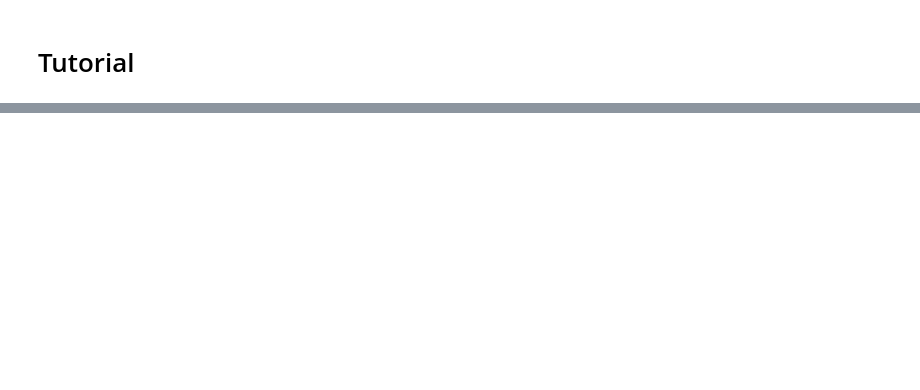
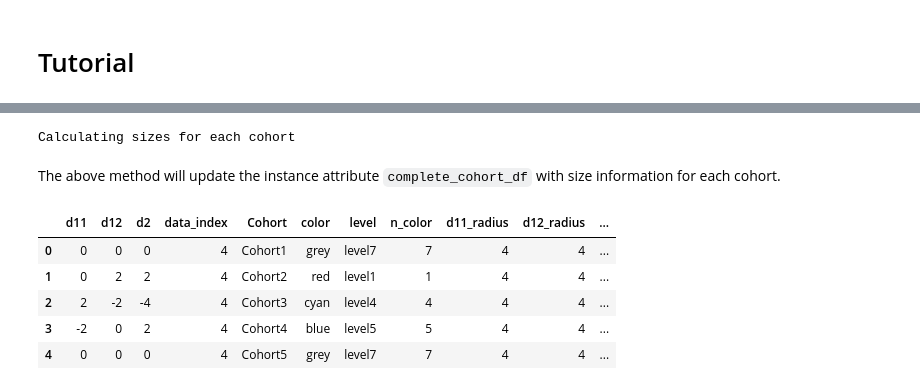
Before and after one commit to mechaprabal/caterpillard, a Jupyter notebook: docs/source/notebooks/tutorial.ipynb, the cells around one changed output, grey strips where cells are left out. Cells and saved outputs as stored; diff of their text form; code cells hidden in the pictures; blank space fills up the shorter version.

```diff
--- a/docs/source/notebooks/tutorial.ipynb
+++ b/docs/source/notebooks/tutorial.ipynb
@@ -25,0 +144,15 @@ c_d = CaterpillarDiagram(data=data, relative=True, output_path=None)
+# %%
+cd.caterpillar_size()
+# %% [output]
+Calculating sizes for each cohort
+# %% [markdown]
+The above method will update the instance attribute `complete_cohort_df` with size information for each cohort.
+# %%
+cd.complete_cohort_df.head()
+# %% [output]
+|  | d11 | d12 | d2 | data_index | Cohort | color | level | n_color | d11_radius | d12_radius | ... |
+| 0 | 0 | 0 | 0 | 4 | Cohort1 | grey | level7 | 7 | 4 | 4 | ... |
+| 1 | 0 | 2 | 2 | 4 | Cohort2 | red | level1 | 1 | 4 | 4 | ... |
+| 2 | 2 | -2 | -4 | 4 | Cohort3 | cyan | level4 | 4 | 4 | 4 | ... |
+| 3 | -2 | 0 | 2 | 4 | Cohort4 | blue | level5 | 5 | 4 | 4 | ... |
+| 4 | 0 | 0 | 0 | 4 | Cohort5 | grey | level7 | 7 | 4 | 4 | ... |
```
Also changed, not shown: parts of 61 cells of this notebook, 3 other files.
